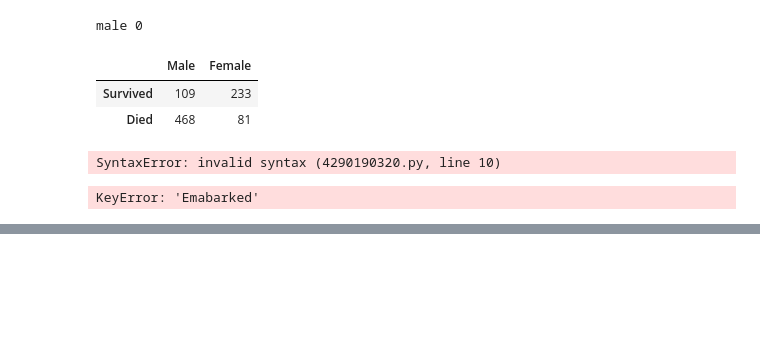
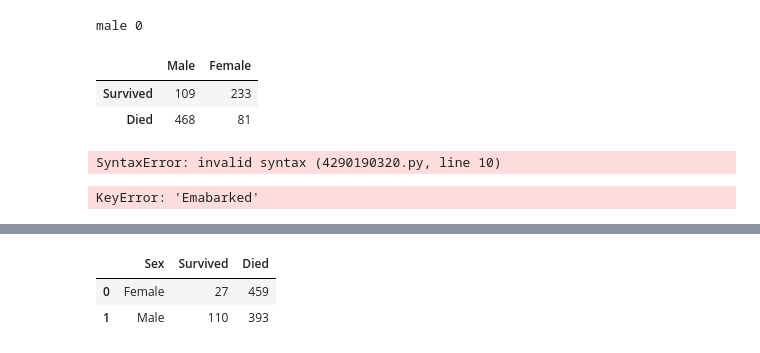
Before and after one commit to Rain0rShine/Artificial-Intelligence, a Jupyter notebook: Semester 1/Titanic/Titanic.ipynb, the cells around one changed output, grey strips where cells are left out. Cells and saved outputs as stored; diff of their text form; code cells hidden in the pictures; blank space fills up the shorter version.

```diff
--- a/Semester 1/Titanic/Titanic.ipynb
+++ b/Semester 1/Titanic/Titanic.ipynb
@@ -404,0 +399,12 @@ KeyError: 'M'
+# %%
+classDF = {
+    "Sex": ["Female", "Male"],
+    "Survived": [survived["Female"], survived["Male"]],
+    "Died": [died["Female"], died["Male"]]
+}
+classDF = pd.DataFrame(classDF)
+classDF.head()
+# %% [output]
+|  | Sex | Survived | Died |
+| 0 | Female | 27 | 459 |
+| 1 | Male | 110 | 393 |
```
Also changed, not shown: parts of 18 cells of this notebook, 2 other files.
